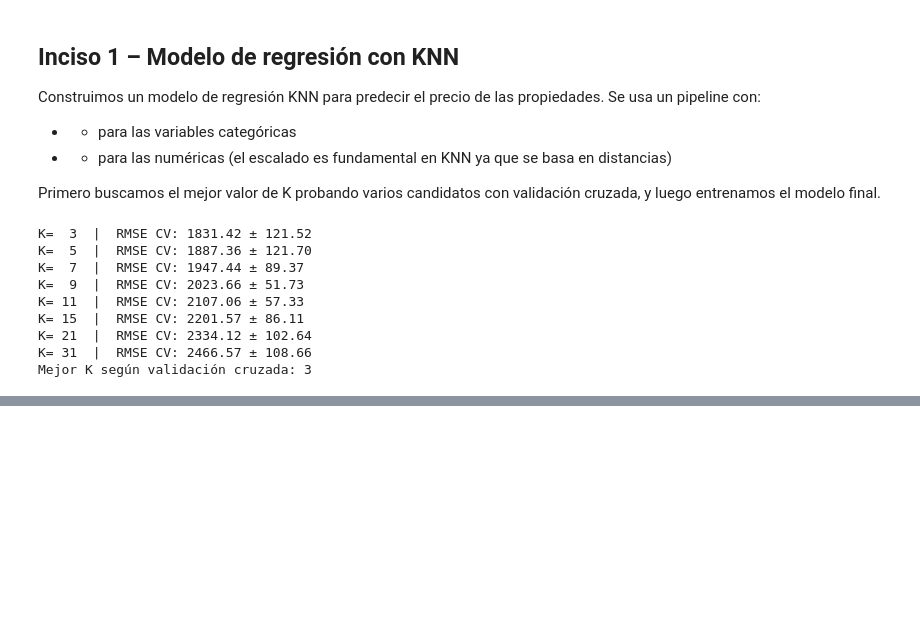
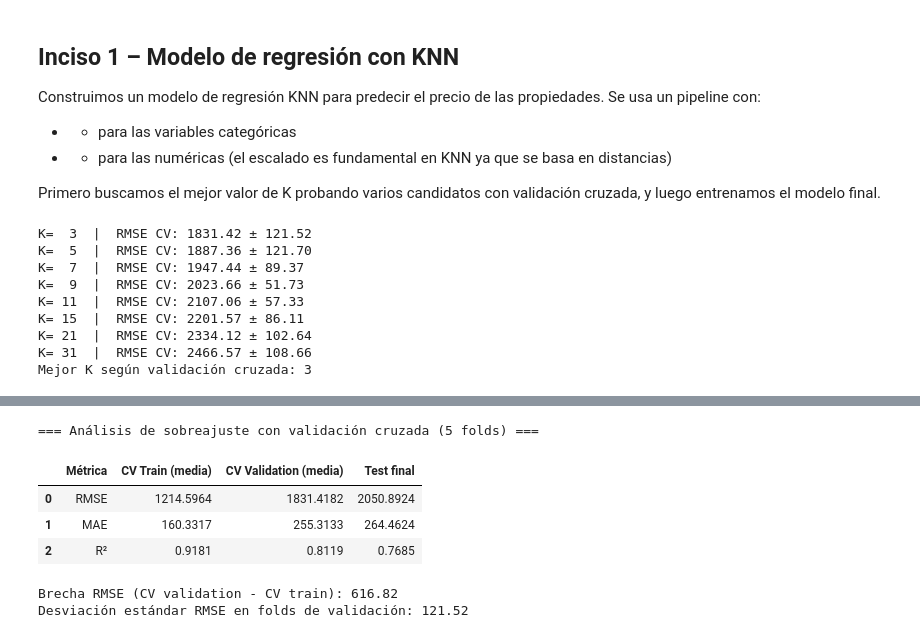
Before and after one commit to FerAHMz/lab6_knn_md, a Jupyter notebook: lab6.ipynb, the cells around one changed output, grey strips where cells are left out. Cells and saved outputs as stored; diff of their text form; code cells hidden in the pictures; blank space fills up the shorter version.

```diff
--- a/lab6.ipynb
+++ b/lab6.ipynb
@@ -363,0 +435,43 @@ plt.show()
+# %%
+# Análisis de sobreajuste con validación cruzada
+# Comparamos el RMSE del CV (promedio en folds de entrenamiento) vs el RMSE en test
+from sklearn.model_selection import cross_validate
+
+cv_results = cross_validate(
+    knn_reg_pipeline, X_train, y_train_price,
+    cv=5, scoring=["neg_root_mean_squared_error", "neg_mean_absolute_error", "r2"],
+    return_train_score=True, n_jobs=-1,
+)
+
+cv_overfit_df = pd.DataFrame({
+    "Métrica": ["RMSE", "MAE", "R²"],
+    "CV Train (media)": [
+        -cv_results["train_neg_root_mean_squared_error"].mean(),
+        -cv_results["train_neg_mean_absolute_error"].mean(),
+        cv_results["train_r2"].mean(),
+    ],
+    "CV Validation (media)": [
+        -cv_results["test_neg_root_mean_squared_error"].mean(),
+        -cv_results["test_neg_mean_absolute_error"].mean(),
+        cv_results["test_r2"].mean(),
+    ],
+    "Test final": [rmse_knn, mae_knn, r2_knn],
+})
+
+print("=== Análisis de sobreajuste con validación cruzada (5 folds) ===")
+display(cv_overfit_df.round(4))
+
+rmse_cv_train = -cv_results["train_neg_root_mean_squared_error"].mean()
+rmse_cv_val = -cv_results["test_neg_root_mean_squared_error"].mean()
+gap = rmse_cv_val - rmse_cv_train
+
+print(f"\nBrecha RMSE (CV validation - CV train): {gap:.2f}")
+print(f"Desviación estándar RMSE en folds de validación: {cv_results['test_neg_root_mean_squared_error'].std():.2f}")
+# %% [output]
+=== Análisis de sobreajuste con validación cruzada (5 folds) ===
+|  | Métrica | CV Train (media) | CV Validation (media) | Test final |
+| 0 | RMSE | 1214.5964 | 1831.4182 | 2050.8924 |
+| 1 | MAE | 160.3317 | 255.3133 | 264.4624 |
+| 2 | R² | 0.9181 | 0.8119 | 0.7685 |
+Brecha RMSE (CV validation - CV train): 616.82
+Desviación estándar RMSE en folds de validación: 121.52
```
Also changed, not shown: parts of 13 cells of this notebook.
